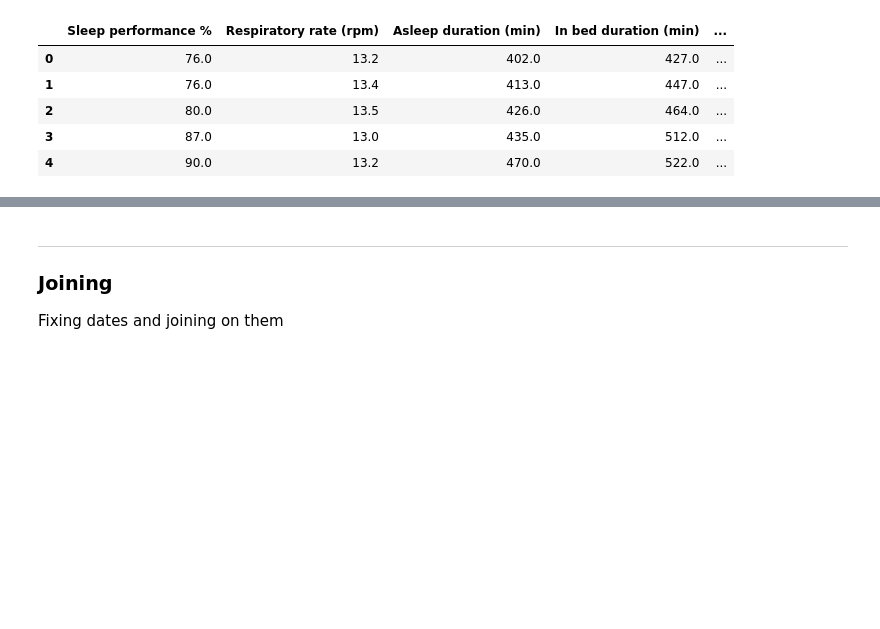
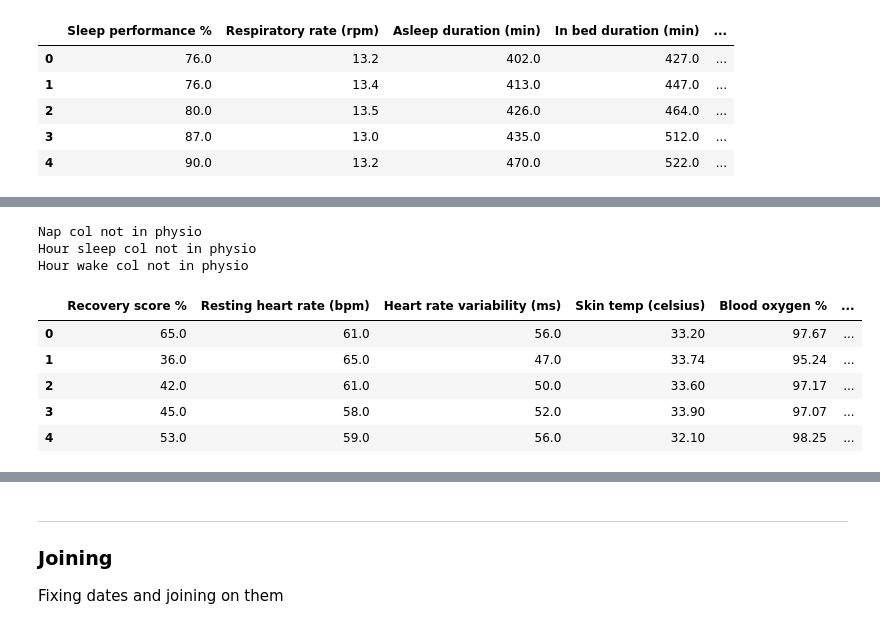
Before and after one commit to psyrgkan/Whoop_investigation, a Jupyter notebook: clean_data.ipynb, the cells around one changed output, grey strips where cells are left out. Drawn from its saved outputs; the diff is of its cells as text; code cells hidden in the pictures; blank space fills up the shorter version.

```diff
--- a/clean_data.ipynb
+++ b/clean_data.ipynb
@@ -420,0 +433,26 @@ sleep.head()
+# %%
+sqlphysio = physio
+# %%
+for col in sleep.columns:
+    try:
+        if col != 'Date':
+            sqlphysio = sqlphysio.drop(col, axis=1)
+    except:
+        print(col, "col not in physio")
+# %% [output]
+Nap col not in physio
+Hour sleep col not in physio
+Hour wake col not in physio
+# %%
+sqlphysio.drop(['Sleep onset', 'Wake onset'], axis=1, inplace=True)
+# %%
+sqlphysio.drop(['Cycle start time', 'Cycle end time', 'Cycle timezone'], axis=1, inplace=True)
+# %%
+sqlphysio.head()
+# %% [output]
+|  | Recovery score % | Resting heart rate (bpm) | Heart rate variability (ms) | Skin temp (celsius) | Blood oxygen % | ... |
+| 0 | 65.0 | 61.0 | 56.0 | 33.20 | 97.67 | ... |
+| 1 | 36.0 | 65.0 | 47.0 | 33.74 | 95.24 | ... |
+| 2 | 42.0 | 61.0 | 50.0 | 33.60 | 97.17 | ... |
+| 3 | 45.0 | 58.0 | 52.0 | 33.90 | 97.07 | ... |
+| 4 | 53.0 | 59.0 | 56.0 | 32.10 | 98.25 | ... |
```
Also changed, not shown: parts of 20 cells of this notebook, 1 other file.
